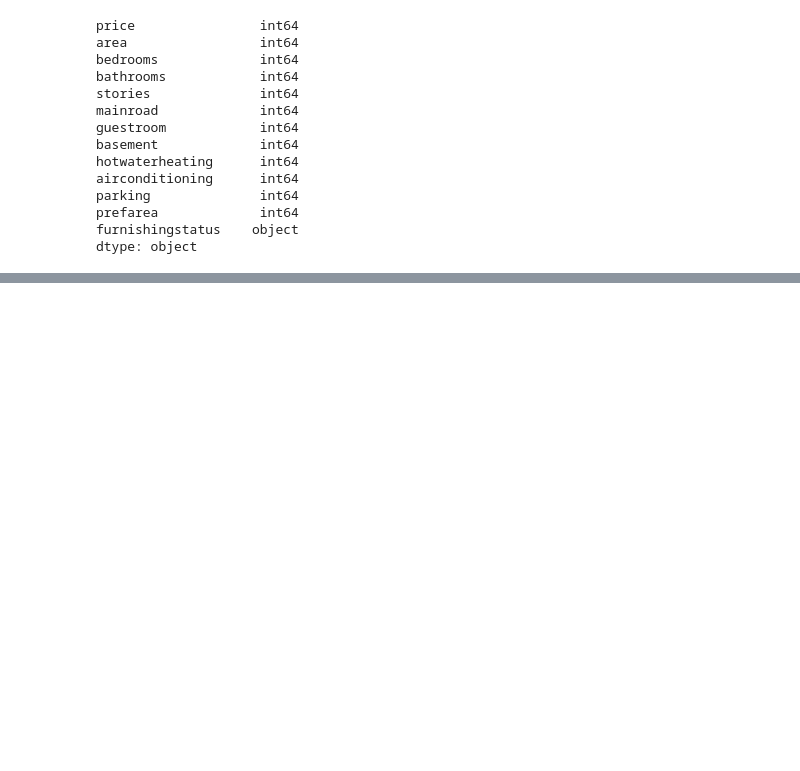
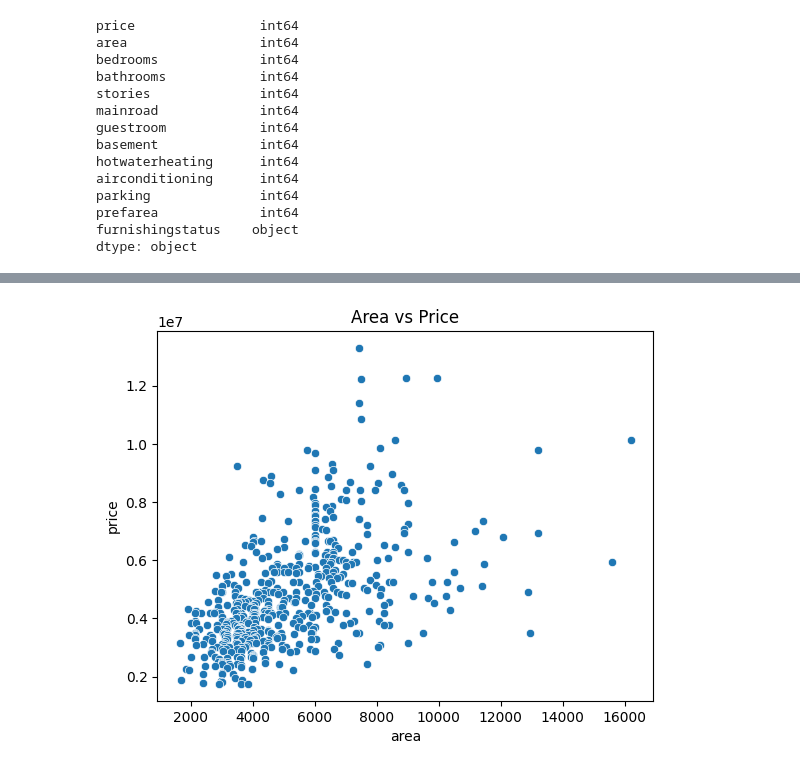
Before and after one commit to apekshakashyap17/House-price-prediction-system, a Jupyter notebook: housing.ipynb, the cells around one changed output, grey strips where cells are left out. Saved outputs shown, nothing was run; the diff lists cells and outputs as text; code cells hidden in the pictures; blank space fills up the shorter version.

```diff
--- a/housing.ipynb
+++ b/housing.ipynb
@@ -107,0 +133,6 @@ dtype: object
+# %%
+sns.scatterplot(x='area', y='price', data=dataset)
+plt.title("Area vs Price")
+plt.show()
+# %% [output]
+[figure, added]
```
Also changed, not shown: parts of 9 cells of this notebook.
